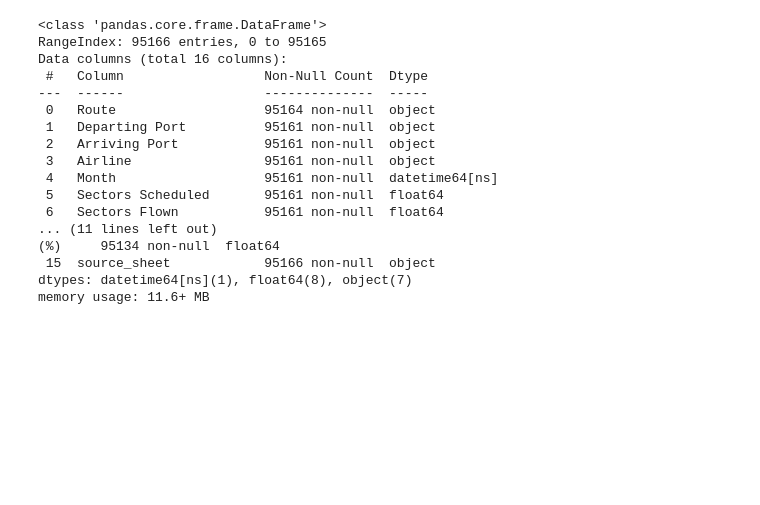
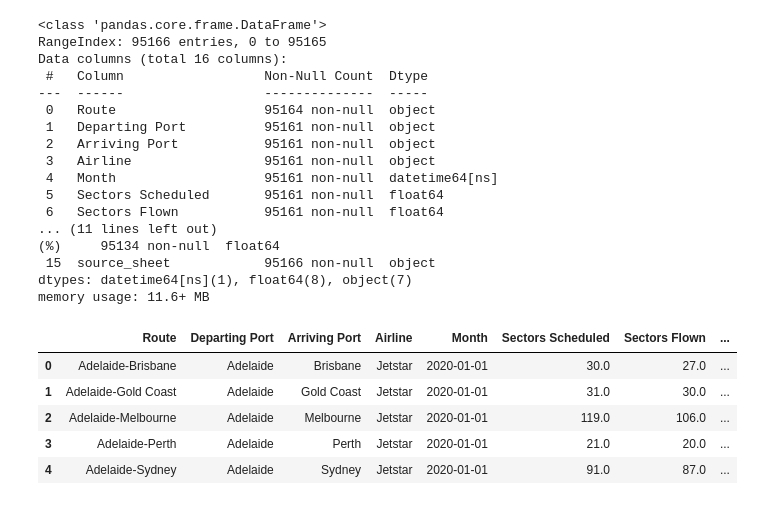
Before and after one commit to gabi-f-amaral/flight-cancellations, a Jupyter notebook: notebooks/01_data_loading_and_quality.ipynb, the cells around one changed output. Cells and saved outputs as stored; diff of their text form; code cells hidden in the pictures; blank space fills up the shorter version.

```diff
--- a/notebooks/01_data_loading_and_quality.ipynb
+++ b/notebooks/01_data_loading_and_quality.ipynb
@@ -107,0 +127,9 @@ flights.to_csv("../data/raw/flights_raw_combined.csv", index=False)
+# %%
+flights.head()
+# %% [output]
+|  | Route | Departing Port | Arriving Port | Airline | Month | Sectors Scheduled | Sectors Flown | ... |
+| 0 | Adelaide-Brisbane | Adelaide | Brisbane | Jetstar | 2020-01-01 | 30.0 | 27.0 | ... |
+| 1 | Adelaide-Gold Coast | Adelaide | Gold Coast | Jetstar | 2020-01-01 | 31.0 | 30.0 | ... |
+| 2 | Adelaide-Melbourne | Adelaide | Melbourne | Jetstar | 2020-01-01 | 119.0 | 106.0 | ... |
+| 3 | Adelaide-Perth | Adelaide | Perth | Jetstar | 2020-01-01 | 21.0 | 20.0 | ... |
+| 4 | Adelaide-Sydney | Adelaide | Sydney | Jetstar | 2020-01-01 | 91.0 | 87.0 | ... |
```
Also changed, not shown: parts of 44 cells of this notebook.
